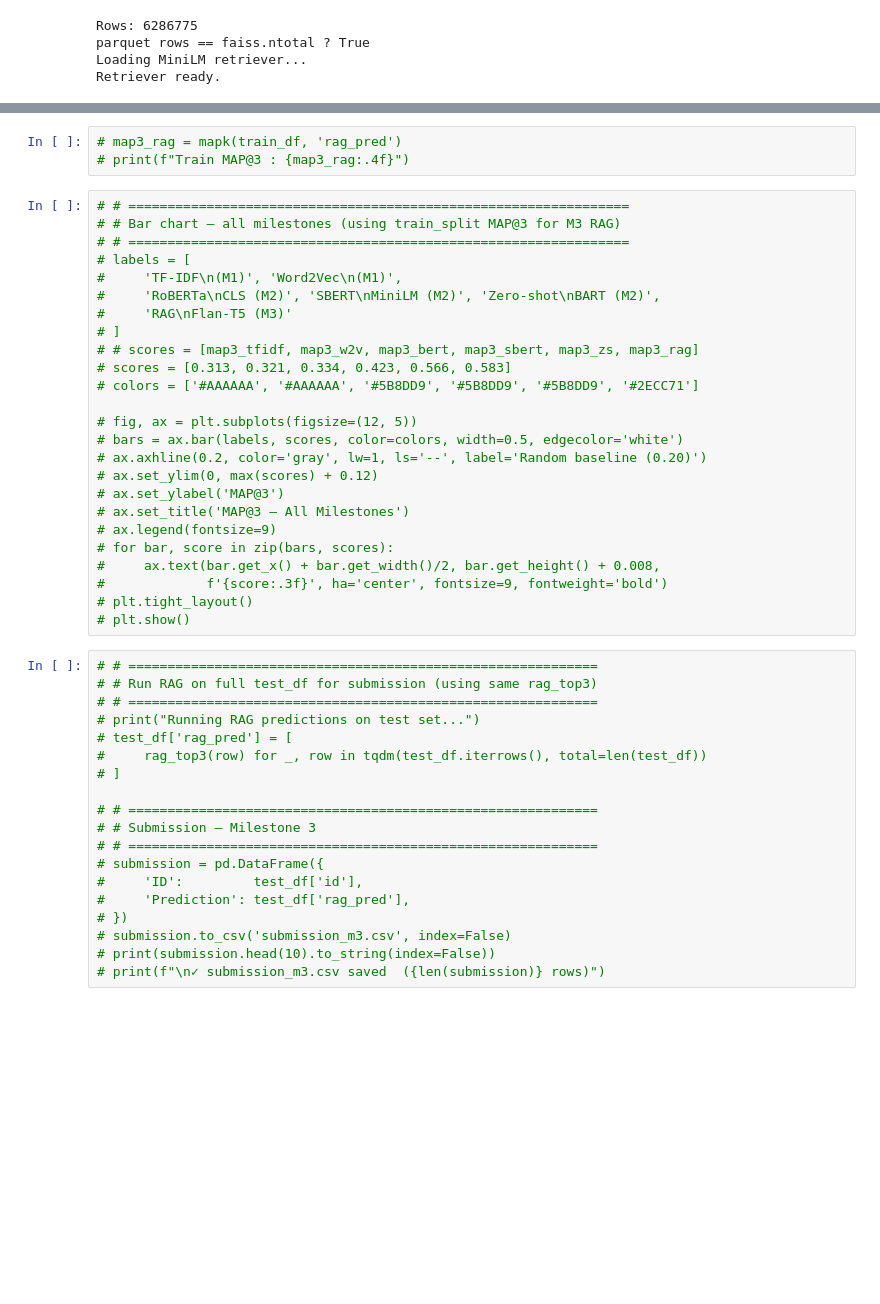
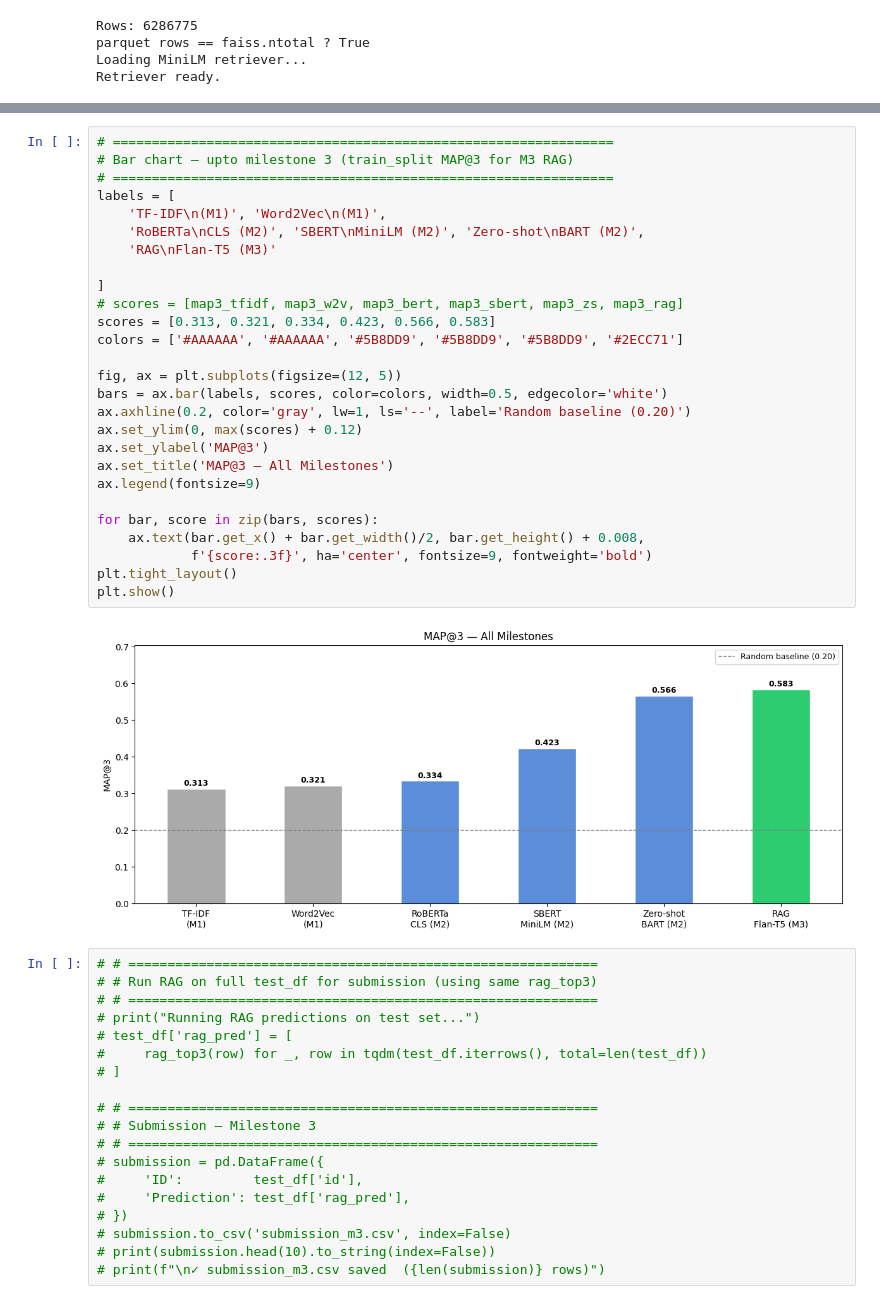
Before and after one commit to 24f1002692/genAI-project-24f1002692, a Jupyter notebook: DL-24f1002692-notebook-t22026.ipynb, the cells around one changed output, grey strips where cells are left out. Drawn from its saved outputs; the diff is of its cells as text; blank space fills up the shorter version.

```diff
--- a/DL-24f1002692-notebook-t22026.ipynb
+++ b/DL-24f1002692-notebook-t22026.ipynb
@@ -1505,31 +1574,32 @@ Retriever ready.
-# %%
-# map3_rag = mapk(train_df, 'rag_pred')
-# print(f"Train MAP@3 : {map3_rag:.4f}")
 # %%
-# # ================================================================
-# # Bar chart — all milestones (using train_split MAP@3 for M3 RAG)
-# # ================================================================
-# labels = [
-#     'TF-IDF\n(M1)', 'Word2Vec\n(M1)',
-#     'RoBERTa\nCLS (M2)', 'SBERT\nMiniLM (M2)', 'Zero-shot\nBART (M2)',
-#     'RAG\nFlan-T5 (M3)'
-# ]
-# # scores = [map3_tfidf, map3_w2v, map3_bert, map3_sbert, map3_zs, map3_rag]
-# scores = [0.313, 0.321, 0.334, 0.423, 0.566, 0.583]
-# colors = ['#AAAAAA', '#AAAAAA', '#5B8DD9', '#5B8DD9', '#5B8DD9', '#2ECC71']
+# ================================================================
+# Bar chart — upto milestone 3 (train_split MAP@3 for M3 RAG)
+# ================================================================
+labels = [
+    'TF-IDF\n(M1)', 'Word2Vec\n(M1)',
+    'RoBERTa\nCLS (M2)', 'SBERT\nMiniLM (M2)', 'Zero-shot\nBART (M2)',
+    'RAG\nFlan-T5 (M3)'
 
-# fig, ax = plt.subplots(figsize=(12, 5))
-# bars = ax.bar(labels, scores, color=colors, width=0.5, edgecolor='white')
-# ax.axhline(0.2, color='gray', lw=1, ls='--', label='Random baseline (0.20)')
-# ax.set_ylim(0, max(scores) + 0.12)
-# ax.set_ylabel('MAP@3')
-# ax.set_title('MAP@3 — All Milestones')
-# ax.legend(fontsize=9)
-# for bar, score in zip(bars, scores):
-#     ax.text(bar.get_x() + bar.get_width()/2, bar.get_height() + 0.008,
-#             f'{score:.3f}', ha='center', fontsize=9, fontweight='bold')
-# plt.tight_layout()
-# plt.show()
+]
+# scores = [map3_tfidf, map3_w2v, map3_bert, map3_sbert, map3_zs, map3_rag]
+scores = [0.313, 0.321, 0.334, 0.423, 0.566, 0.583]
+colors = ['#AAAAAA', '#AAAAAA', '#5B8DD9', '#5B8DD9', '#5B8DD9', '#2ECC71']
+
+fig, ax = plt.subplots(figsize=(12, 5))
+bars = ax.bar(labels, scores, color=colors, width=0.5, edgecolor='white')
+ax.axhline(0.2, color='gray', lw=1, ls='--', label='Random baseline (0.20)')
+ax.set_ylim(0, max(scores) + 0.12)
+ax.set_ylabel('MAP@3')
+ax.set_title('MAP@3 — All Milestones')
+ax.legend(fontsize=9)
+
+for bar, score in zip(bars, scores):
+    ax.text(bar.get_x() + bar.get_width()/2, bar.get_height() + 0.008,
+            f'{score:.3f}', ha='center', fontsize=9, fontweight='bold')
+plt.tight_layout()
+plt.show()
+# %% [output]
+[figure, added]
 # %%
 # # ============================================================
 # # Run RAG on full test_df for submission (using same rag_top3)
```
Also changed, not shown: parts of 32 cells of this notebook.
